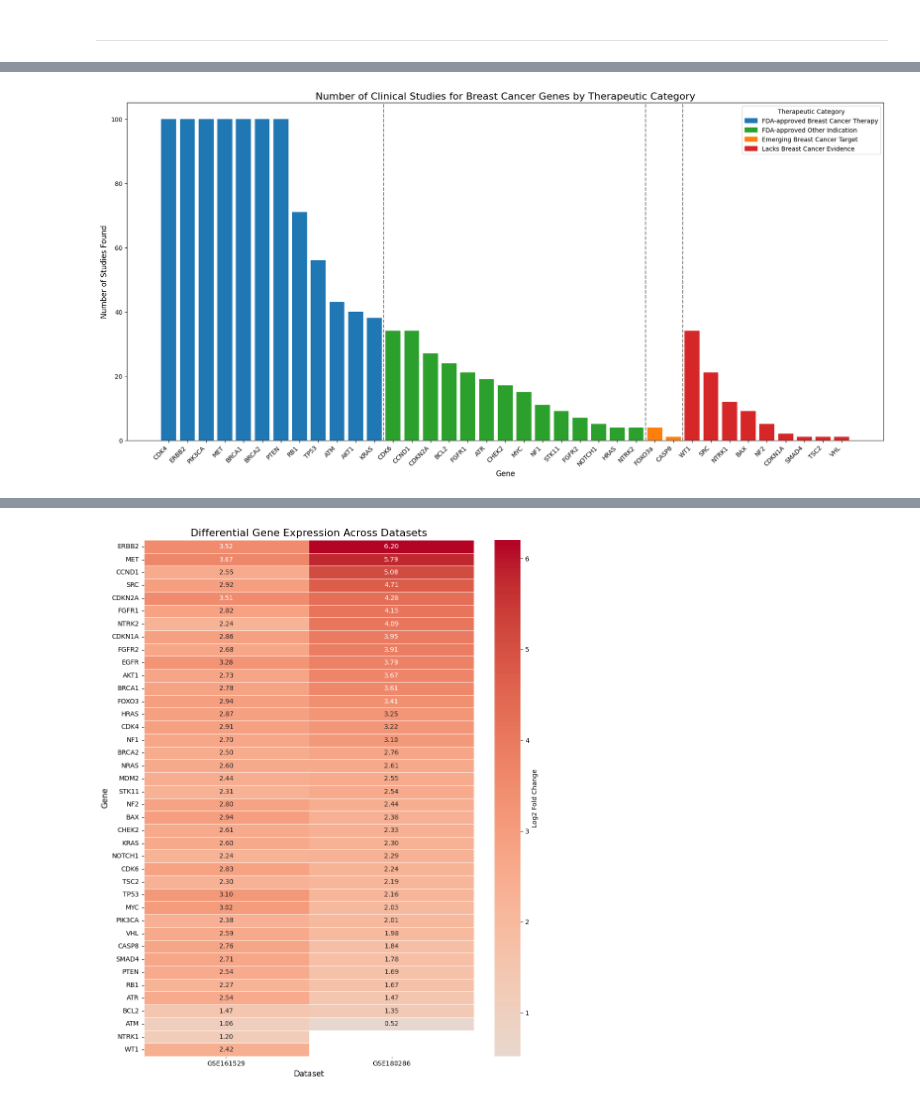
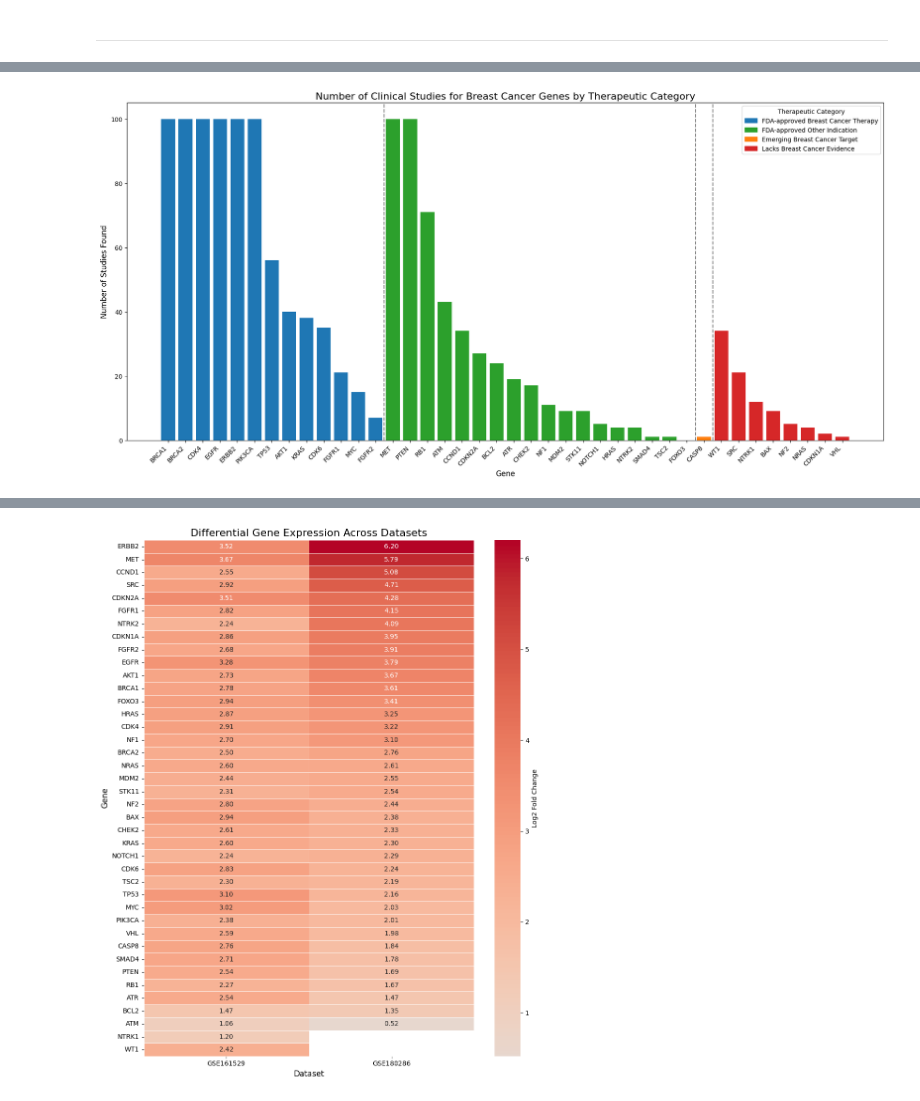
Before and after one commit to oliverraj/interpretable-machine-learning-oncology, a Jupyter notebook: notebooks/10_Combined_DE.ipynb, the cells around one changed output, grey strips where cells are left out. Cells and saved outputs as stored; diff of their text form; code cells hidden in the pictures.

```diff
--- a/notebooks/10_Combined_DE.ipynb
+++ b/notebooks/10_Combined_DE.ipynb
@@ -437,12 +339,12 @@ summary
 # %%
 # Sankey Plot Code: Therapeutic Categories → Clinical Trial Status → Genes
 # Deduplicate on gene to avoid repeats in plot
-df_unique = df_unique.drop_duplicates(subset=["gene", "Targeting Category", "Clinical_Trial_Status"]).copy()
+df_unique = df_unique.drop_duplicates(subset=["Gene", "Targeting Category", "Clinical_Trial_Status"]).copy()
 
 # Define major nodes (categories and trial statuses)
 categories = df_unique["Targeting Category"].unique().tolist()
 trial_statuses = df_unique["Clinical_Trial_Status"].unique().tolist()
-genes = df_unique["gene"].unique().tolist()
+genes = df_unique["Gene"].unique().tolist()
 
 # Combine all nodes in order
 label_list = categories + trial_statuses + genes
@@ -553,7 +455,7 @@ gene_to_pathway = {
 }
 # %%
 # Now apply this single dictionary to your dataframe
-df_unique['Pathway Category'] = df_unique['gene'].map(gene_to_pathway).fillna('Other')
+df_unique['Pathway Category'] = df_unique['Gene'].map(gene_to_pathway).fillna('Other')
 
 print("Updated unique pathway categories:")
 df_unique['Pathway Category'].value_counts()
@@ -577,7 +479,7 @@ Name: count, dtype: int64
 targeting_cats = df_unique['Targeting Category'].unique().tolist()
 pathways = df_unique['Pathway Category'].unique().tolist()
 trials = df_unique['Clinical_Trial_Status'].unique().tolist()
-genes = df_unique['gene'].unique().tolist()
+genes = df_unique['Gene'].unique().tolist()
 
 # Build label list and mapping
 labels = targeting_cats + pathways + trials + genes
@@ -1890,0 +1078,3 @@ Searching for studies with query: '"Breast Cancer" AND SMAD4'...
+# %%
+df = pd.read_csv(f"{assets}/Clinical_Trials_Summary.csv")
+df.head()
@@ -1891,45 +1088,4 @@ Searching for studies with query: '"Breast Cancer" AND SMAD4'...
 # %%
-import matplotlib.pyplot as plt
-import pandas as pd
-import numpy as np
-
-# Define the data with the final, updated study counts.
-# NOTE: To avoid the ValueError, all lists must have the same length.
-# Each gene is now assigned to a single, final category for clear visualization.
-data = {
-    'gene': [
-        'CDK4', 'ERBB2', 'PIK3CA', 'MET', 'BRCA1', 'BRCA2', 'PTEN', 'RB1',
-        'TP53', 'ATM', 'AKT1', 'KRAS', 'CDK6', 'CCND1', 'CDKN2A', 'BCL2',
-        'FGFR1', 'CHEK2', 'ATR', 'MYC', 'NF1', 'STK11', 'FGFR2', 'NOTCH1',
-        'HRAS', 'NTRK2', 'BAX', 'WT1', 'CDKN1A', 'SRC', 'NF2', 'NTRK1', 'SMAD4',
-        'TSC2', 'VHL', 'CASP8', 'FOXO3a'
-    ],
-    'studies': [
-        100, 100, 100, 100, 100, 100, 100, 71,
-        56, 43, 40, 38, 34, 34, 27, 24, 21, 17,
-        19, 15, 11, 9, 7, 5, 4, 4, 9, 34, 2, 21, 5, 12, 1,
-        1, 1, 1, 4
-    ],
-    'category': [
-        'FDA-approved Breast Cancer Therapy', 'FDA-approved Breast Cancer Therapy', 'FDA-approved Breast Cancer Therapy',
-        'FDA-approved Breast Cancer Therapy', 'FDA-approved Breast Cancer Therapy', 'FDA-approved Breast Cancer Therapy',
-        'FDA-approved Breast Cancer Therapy', 'FDA-approved Breast Cancer Therapy', 'FDA-approved Breast Cancer Therapy',
-        'FDA-approved Breast Cancer Therapy', 'FDA-approved Breast Cancer Therapy', 'FDA-approved Breast Cancer Therapy',
-        'FDA-approved Other Indication', 'FDA-approved Other Indication', 'FDA-approved Other Indication',
-        'FDA-approved Other Indication', 'FDA-approved Other Indication', 'FDA-approved Other Indication',
-        'FDA-approved Other Indication', 'FDA-approved Other Indication', 'FDA-approved Other Indication',
-        'FDA-approved Other Indication', 'FDA-approved Other Indication', 'FDA-approved Other Indication',
-        'FDA-approved Other Indication', 'FDA-approved Other Indication', 'Lacks Breast Cancer Evidence',
-        'Lacks Breast Cancer Evidence', 'Lacks Breast Cancer Evidence', 'Lacks Breast Cancer Evidence',
-        'Lacks Breast Cancer Evidence', 'Lacks Breast Cancer Evidence', 'Lacks Breast Cancer Evidence',
-        'Lacks Breast Cancer Evidence', 'Lacks Breast Cancer Evidence', 'Emerging Breast Cancer Target',
-        'Emerging Breast Cancer Target'
-    ]
-}
-
-# Create a pandas DataFrame.
-df = pd.DataFrame(data)
-
 # Sort the data first by category and then by the number of studies within each category.
 category_order = [
     'FDA-approved Breast Cancer Therapy',
@@ -1946,31 +1102,31 @@ category_colors = {
     'FDA-approved Other Indication': '#2ca02c',      # Green
     'Emerging Breast Cancer Target': '#ff7f0e',      # Orange
     'Lacks Breast Cancer Evidence': '#d62728'        # Red
 }
 colors = df['category'].map(category_colors)
 
 # Create the plot.
 plt.figure(figsize=(18, 9))
 plt.bar(df['gene'], df['studies'], color=colors)
 
 # Add labels and title for clarity.
 plt.title('Number of Clinical Studies for Breast Cancer Genes by Therapeutic Category', fontsize=16)
 plt.xlabel('Gene', fontsize=12)
 plt.ylabel('Number of Studies Found', fontsize=12)
 
 # Rotate x-axis labels to prevent overlap.
 plt.xticks(rotation=45, ha='right')
 
 # Add vertical lines to separate the categories.
 category_boundaries = df['category'].value_counts(sort=False).cumsum().tolist()
 for x_pos in category_boundaries[:-1]:
     plt.axvline(x=x_pos - 0.5, color='gray', linestyle='--', linewidth=1.5)
 
 # Create a custom legend.
 handles = [plt.Rectangle((0, 0), 1, 1, color=category_colors[label]) for label in category_order]
 plt.legend(handles, category_order, title="Therapeutic Category")
 
 plt.tight_layout()
 plt.show()
 # %% [output]
-[figure, old version]
+[figure, new version]
```
Also changed, not shown: parts of 72 cells of this notebook, 2 other files.
